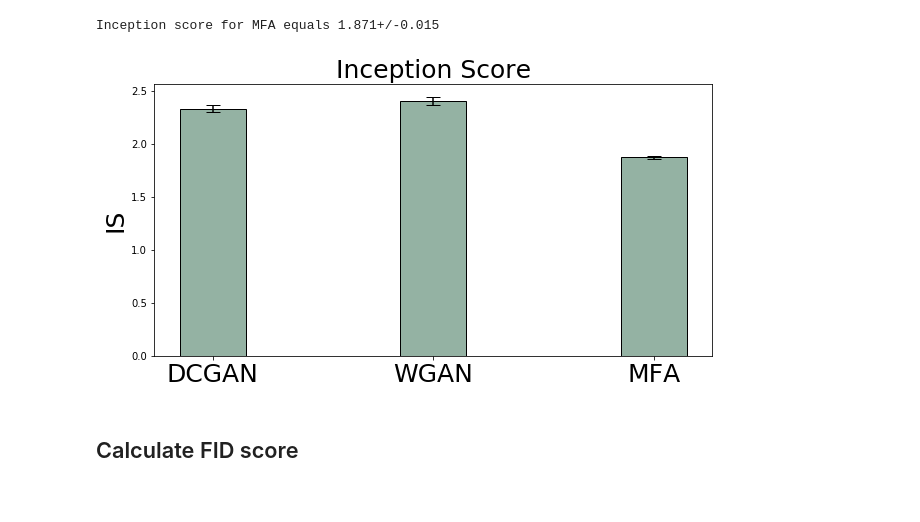
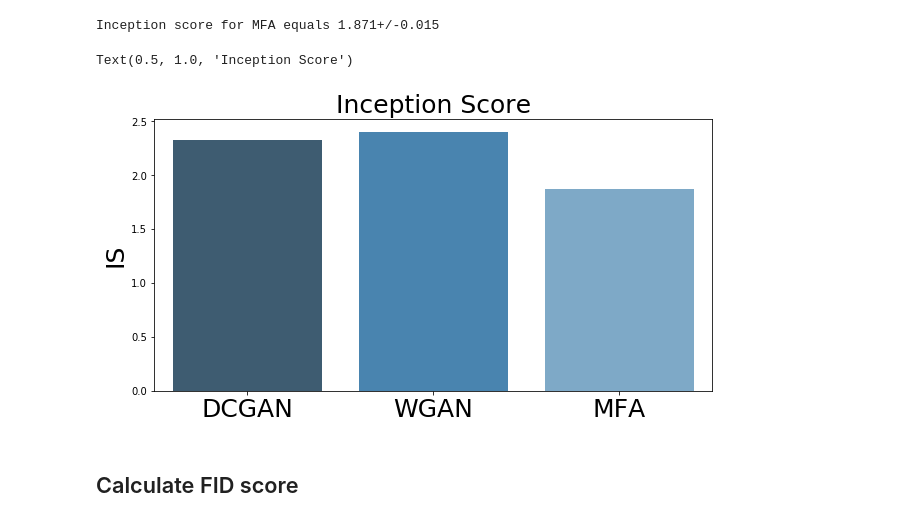
Before and after one commit to KonstantinPakulev/OnGansAndGMMs, a Jupyter notebook: notebooks/IS_FID_scores.ipynb, the cells around one changed output. Drawn from its saved outputs; the diff is of its cells as text; code cells hidden in the pictures.

```diff
--- a/notebooks/IS_FID_scores.ipynb
+++ b/notebooks/IS_FID_scores.ipynb
@@ -202,28 +202,21 @@ IS_MFA, IS_err_MFA = Inception_Score(images_set_MFA, predictor, n=10, bs=100)
 print('Inception score for MFA equals %.3f+/-%.3f' % (IS_MFA,IS_err_MFA))
 # %% [output]
 Inception score for MFA equals 1.871+/-0.015
-# %%
-import matplotlib.pyplot as plt
-
-plt.figure(figsize = (10,5))
-
-barWidth = 0.3
-
-bars = [IS_DCGAN, IS_WGAN, IS_MFA]
-yerr = [IS_err_DCGAN, IS_err_WGAN, IS_err_MFA]
-
-xs = np.arange(len(bars))
-
-plt.bar(xs,height = bars, width = barWidth, color = (0.3,0.5,0.4,0.6), edgecolor = 'black', yerr=yerr, capsize=7)
-
-plt.xticks(xs, ['DCGAN', 'WGAN', 'MFA'],fontsize=25)
-plt.ylabel('IS',fontsize=25)
-plt.title('Inception Score',fontsize=25)
-
-# Show graphic
-plt.show()
-# %% [output]
-[figure, removed]
+# %%
+import seaborn as sns
+import pandas as pd
+
+bars = [IS_DCGAN, IS_WGAN, IS_MFA]
+
+plt.figure(figsize=(10,5))
+ax = sns.barplot(x=pd.Series(range(len(bars))),y=pd.Series(bars), palette="Blues_d")
+
+ax.set_xticklabels(['DCGAN', 'WGAN', 'MFA'],fontdict={'fontsize':25})
+ax.set_ylabel('IS',fontsize=25)
+ax.set_title('Inception Score',fontsize=25)
+# %% [output]
+Text(0.5, 1.0, 'Inception Score')
+[figure, added]
 # %% [markdown]
 ## Calculate FID score
 # %%
```
Also changed, not shown: parts of 2 cells of this notebook.
